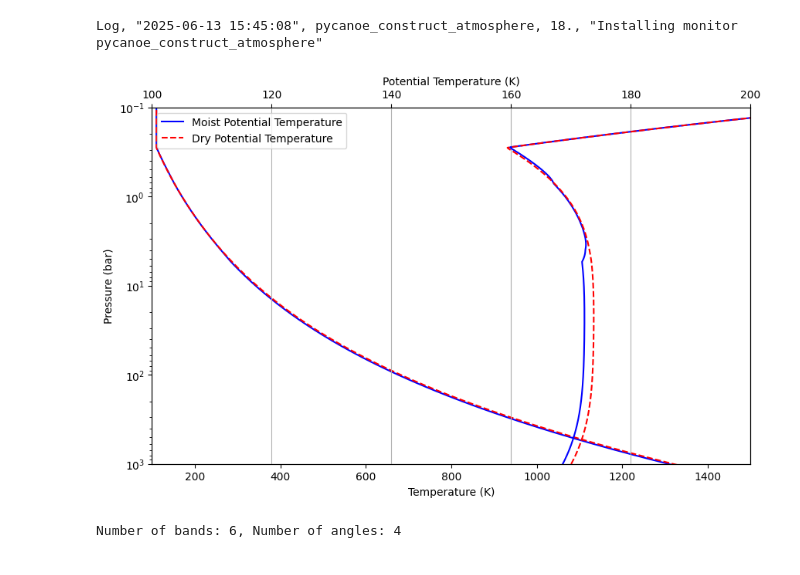
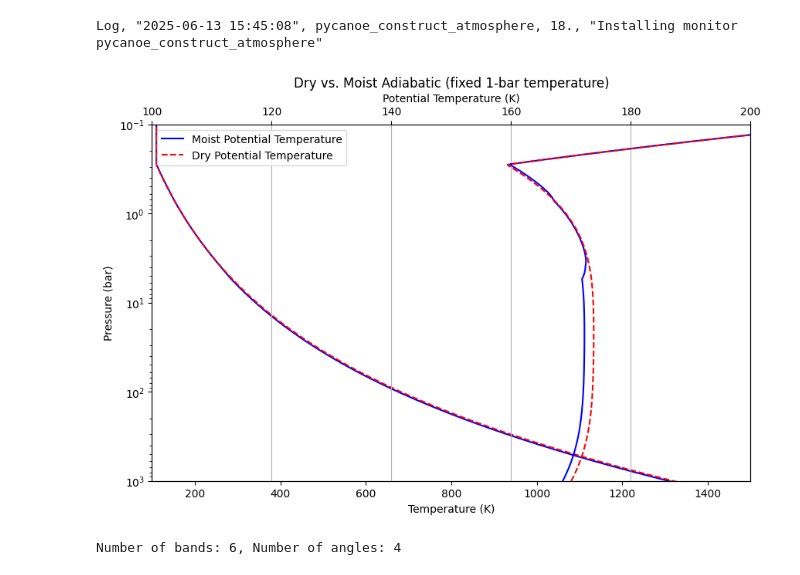
Before and after one commit to jihenghu/canoe, a Jupyter notebook: examples/2024-JHu-juno-mwr/demo_juno_mwr_fwd_EZ_fix_T1bar.ipynb, the cells around one changed output. Saved outputs shown, nothing was run; the diff lists cells and outputs as text; code cells hidden in the pictures.

```diff
--- a/examples/2024-JHu-juno-mwr/demo_juno_mwr_fwd_EZ_fix_T1bar.ipynb
+++ b/examples/2024-JHu-juno-mwr/demo_juno_mwr_fwd_EZ_fix_T1bar.ipynb
@@ -156,31 +156,31 @@ for i in range(nlyr):
 # %%
 with h5py.File("juno_mwr_fwd_case-EZ-moist-main.nc", "r") as f:
     pressure = f["press"][0,:,0,0]*1E-5
 
 # plot the temperature and potential temperature profiles
 import matplotlib.pyplot as plt
 plt.figure(figsize=(10, 6))
 plt.plot(moist_temp, pressure, label='Moist Adiabatic', color='blue')
 plt.plot(dry_temp, pressure, 'r--', label='Dry Adiabatic')
 plt.xlabel('Temperature (K)')
 plt.ylabel('Pressure (bar)')
-
+plt.title('Dry vs. Moist Adiabatic (fixed 1-bar temperature)')
 plt.yscale('log')
 plt.ylim(1000,0.1)
 plt.xlim(100,1500)
 
 ax2 = plt.gca().twiny()
 ax2.plot(moist_theta, pressure, label='Moist Potential Temperature', color='blue')
 ax2.plot(dry_theta, pressure, 'r--', label='Dry Potential Temperature')
 ax2.set_xlabel('Potential Temperature (K)')
 ax2.set_xlim(100,200)
 
 
 plt.legend()
 plt.grid()
-plt.show()
+plt.savefig('temp_profile_fixt1bar.png')
 # %% [output]
-[figure, old version]
+[figure, new version]
 # %%
 # get radance obj
 rad = mb.get_rad()
```
Also changed, not shown: 8 other files.
